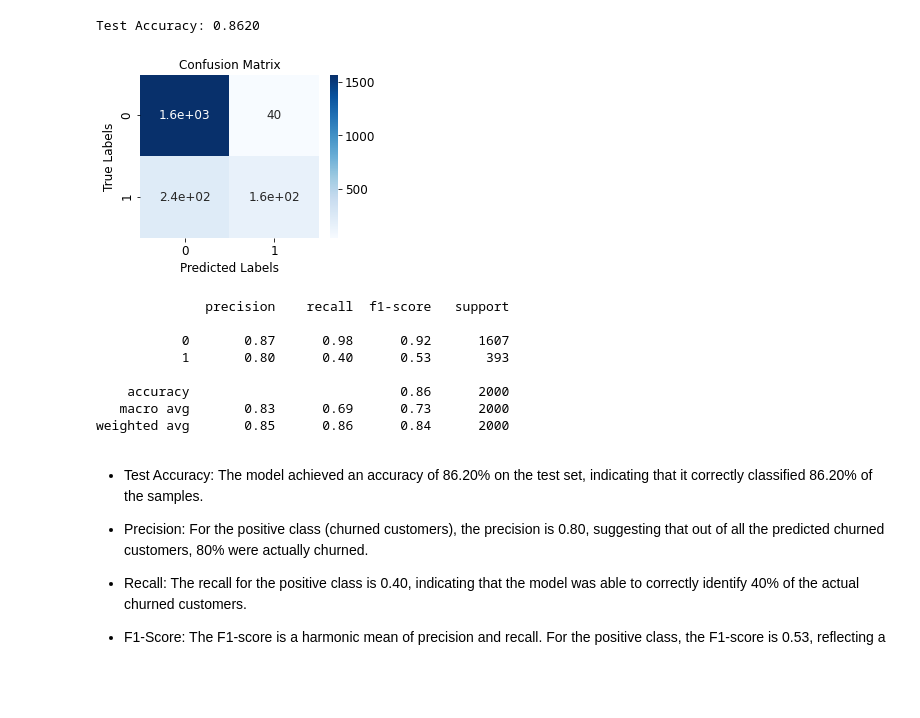
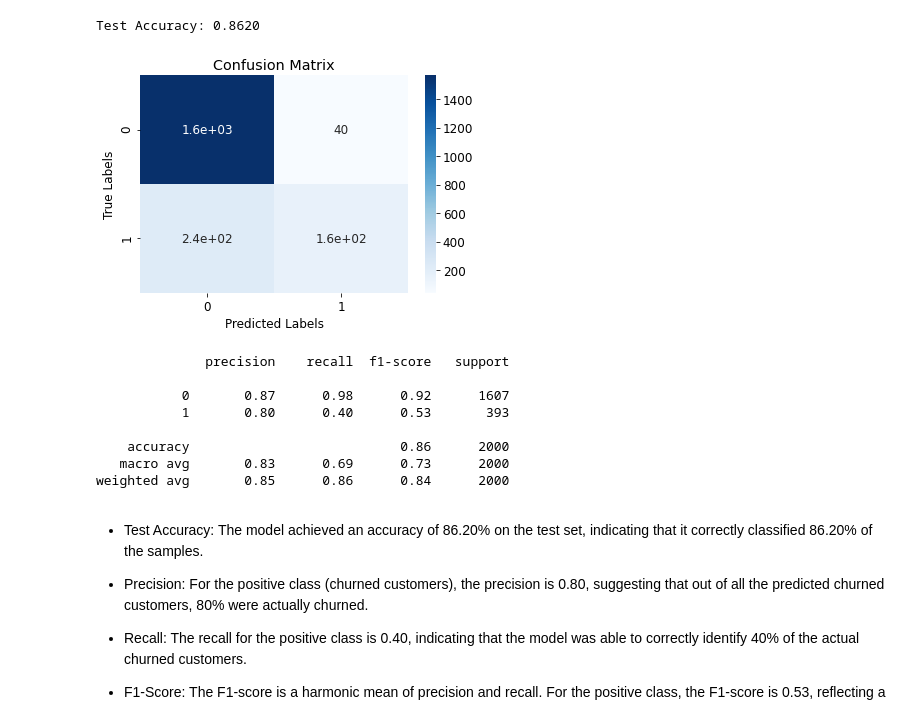
Before and after one commit to noellymadeleine/CustomerChurnPred, a Jupyter notebook: CustomerChurnPred.ipynb, the cells around one changed output. Saved outputs shown, nothing was run; the diff lists cells and outputs as text; code cells hidden in the pictures; blank space fills up the shorter version.

```diff
--- a/CustomerChurnPred.ipynb
+++ b/CustomerChurnPred.ipynb
@@ -462,8 +462,6 @@ import seaborn as sns
 cm = confusion_matrix(y_test, y_pred)
 
 # Plot the confusion matrix
-plt.figure(figsize=(4, 3))  # Set the figure size as desired
-plt.rcParams.update({'font.size': 14})  # Set the desired fontsize
 sns.heatmap(cm, annot=True, cmap='Blues')
 plt.xlabel('Predicted Labels')
 plt.ylabel('True Labels')
@@ -505,30 +503,28 @@ Test Accuracy: 0.8620
 # %%
 from sklearn.metrics import classification_report
 
 
 # Predict the labels for the test set
 y_pred_svm = model_svm.predict(X_test_scaled)
 
 # Create the confusion matrix
 cm_svm = confusion_matrix(y_test, y_pred_svm)
 
 # Plot the confusion matrix
-plt.figure(figsize=(4, 3))  # Set the figure size as desired
-plt.rcParams.update({'font.size': 12})  # Set the desired fontsize
 
 sns.heatmap(cm_svm, annot=True, cmap='Blues')
-plt.xlabel('Predicted Labels',fontsize=12)
-plt.ylabel('True Labels',fontsize=12)
-plt.title('Confusion Matrix',fontsize=12)
+plt.xlabel('Predicted Labels')
+plt.ylabel('True Labels')
+plt.title('Confusion Matrix')
 plt.savefig('graphs/confusion_matrix_SVM',dpi = 300)
 plt.show()
 
 
 # Generate classification report
 report = classification_report(y_test, y_pred_svm)
 print(report)
 # %% [output]
-[figure, old version]
+[figure, new version]
               precision    recall  f1-score   support
 
            0       0.87      0.98      0.92      1607
```
Also changed, not shown: parts of 1 cell of this notebook, 3 other files.
